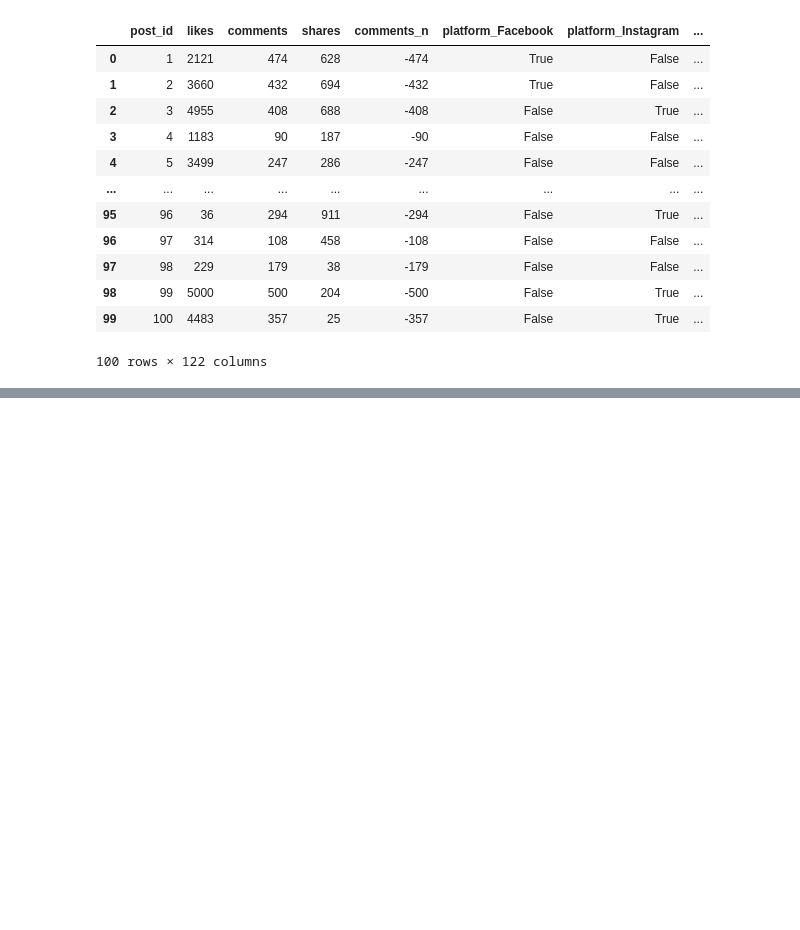
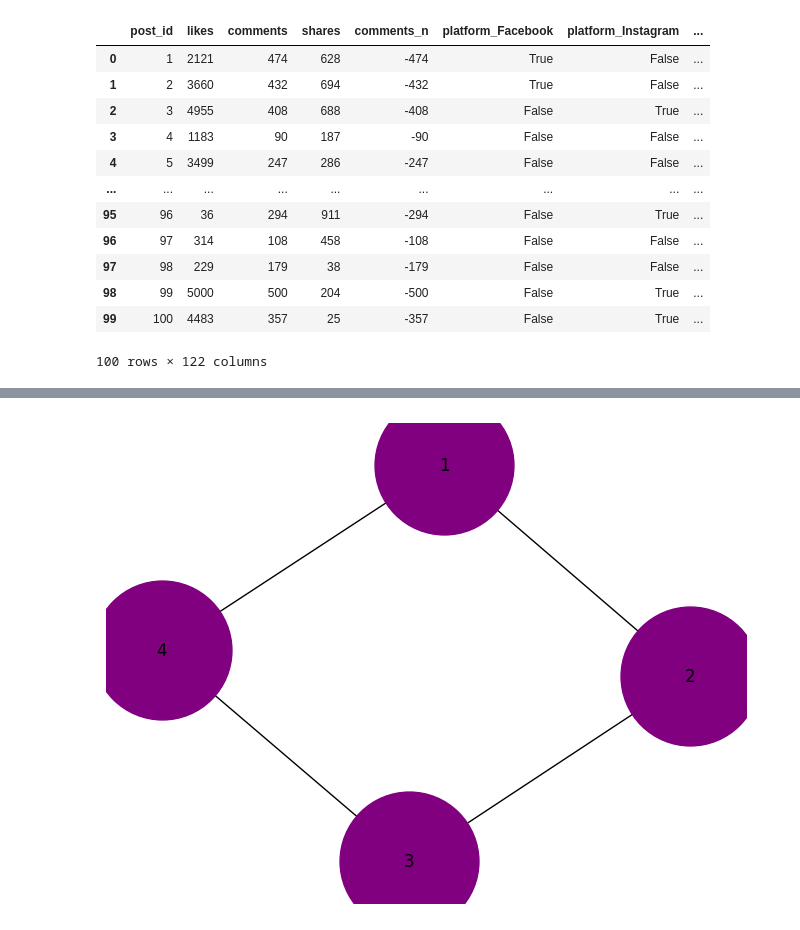
Before and after one commit to BhavyaDoriya/Python-2, a Jupyter notebook: T1/plotly.ipynb, the cells around one changed output, grey strips where cells are left out. Drawn from its saved outputs; the diff is of its cells as text; code cells hidden in the pictures; blank space fills up the shorter version.

```diff
--- a/T1/plotly.ipynb
+++ b/T1/plotly.ipynb
@@ -149,0 +190,13 @@ pd.get_dummies(df)
+# %%
+G=nx.Graph()
+G.add_node(1)
+G.add_node(2)
+G.add_node(3)
+G.add_node(4)
+G.add_edge(1,2)
+G.add_edge(2,3)
+G.add_edge(3,4)
+G.add_edge(4,1)
+nx.draw(G,with_labels=True,node_size=10000,node_color="Purple")
+# %% [output]
+[figure, added]
```
Also changed, not shown: parts of 11 cells of this notebook, 1 other file.
